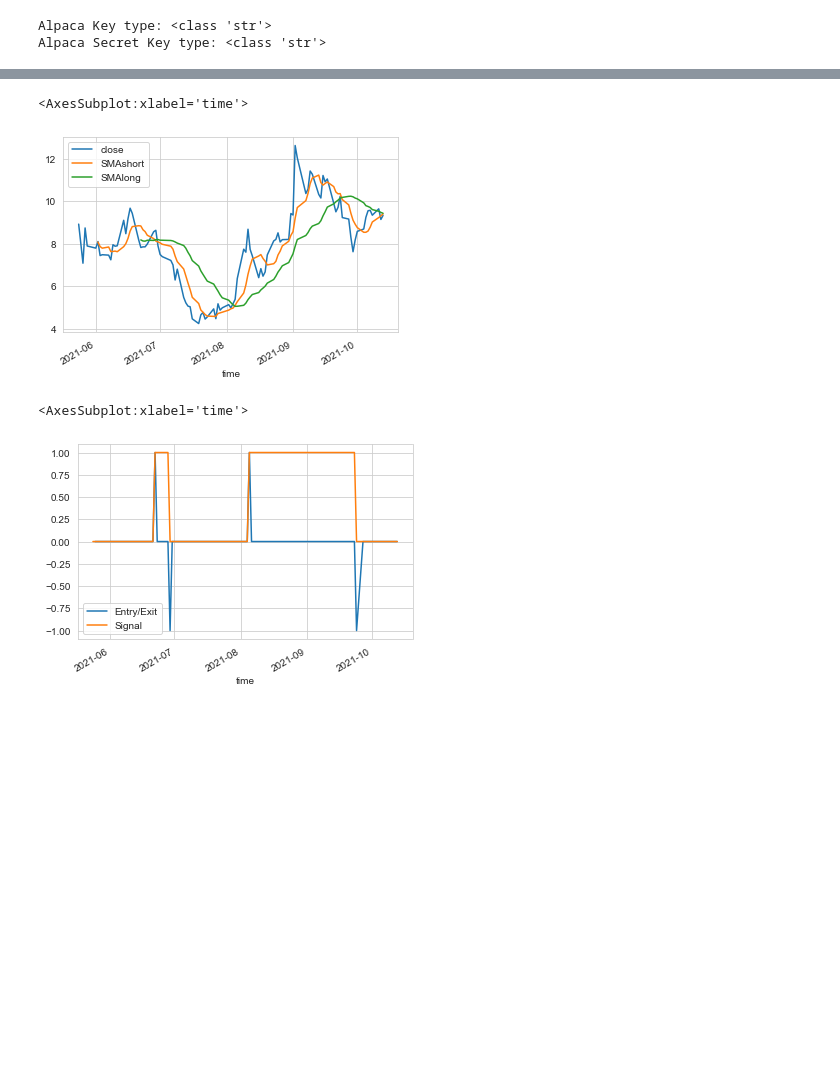
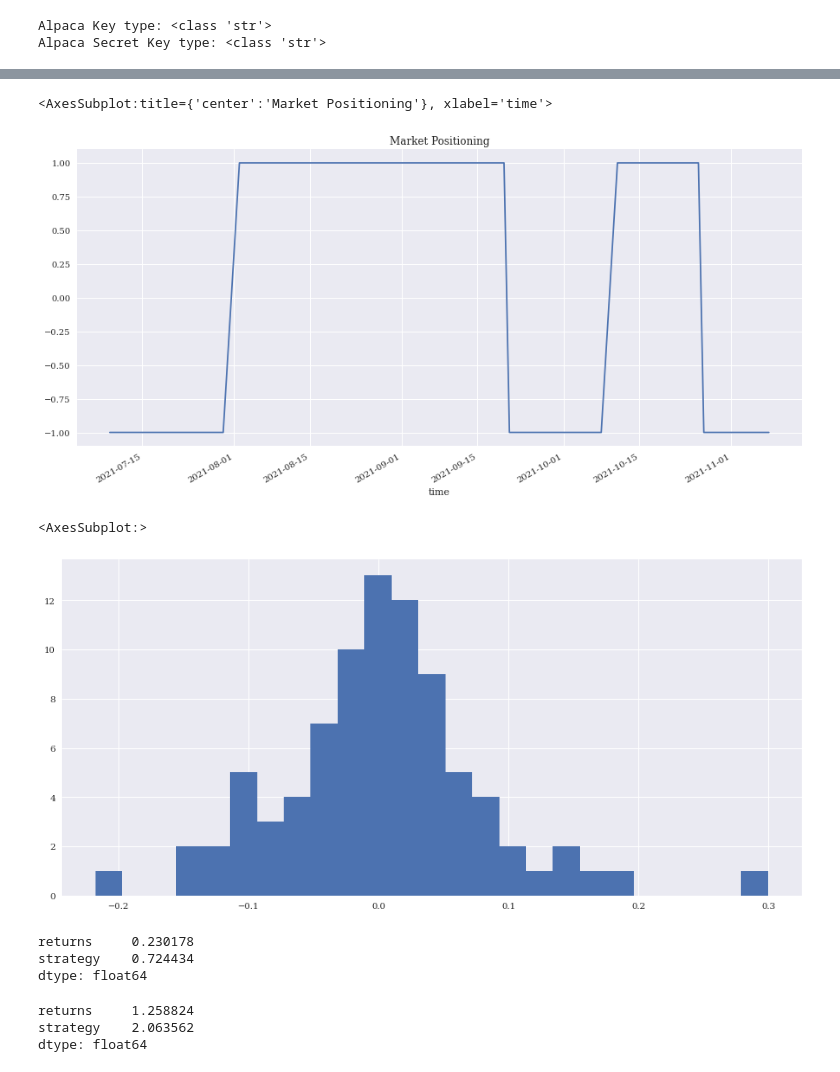
Before and after one commit to MuayThaiLegz/financial_solutions, a Jupyter notebook: cypto_stock_api_data.ipynb, the cells around one changed output, grey strips where cells are left out. Saved outputs shown, nothing was run; the diff lists cells and outputs as text; code cells hidden in the pictures; blank space fills up the shorter version.

Commit message:
stock api to simple SMA
here I used the alpaca api to gather a time eseies for individual stocks and tried simple moving average calculation and visualization on the stocks

```diff
--- a/cypto_stock_api_data.ipynb
+++ b/cypto_stock_api_data.ipynb
@@ -501,13 +354,0 @@ display(AME_df.tail(5))
-# %%
-%matplotlib inline
-
-from datetime import datetime
-import matplotlib.pyplot as plt
-import seaborn as sns
-import pandas as pd
-import numpy as np
-import pandas_datareader.data as web
-from pyfinance.ols import PandasRollingOLS
-
-sns.set_style('whitegrid')
-idx = pd.IndexSlice
@@ -618,10 +355,35 @@ SMAwindowSet(BTCM_df)
-# %%
-BTCM_df[['close', 'SMAshort', 'SMAlong']].plot()
-# %% [output]
-<AxesSubplot:xlabel='time'>
-[figure, removed]
-# %%
-BTCM_df[['Entry/Exit', 'Signal']].plot()
-# %% [output]
-<AxesSubplot:xlabel='time'>
-[figure, removed]
+# %%
+# Be sure to set the values from the DataFrame to a float by calling the float function
+from pylab import mpl, plt
+plt.style.use('seaborn')
+mpl.rcParams['savefig.dpi'] = 300
+mpl.rcParams['font.family'] = 'serif'
+
+WATT_data = (portfolio_prices_df["WATT"])
+
+FINV_data = (portfolio_prices_df["FINV"])
+
+BTCM_data = (portfolio_prices_df["BTCM"])
+# %%
+BTCM_df = pd.DataFrame(BTCM_data.drop(columns= ['open', 'high', 'low', 'volume']))
+
+BTCM_df['SMA_short'] = BTCM_df['close'].rolling(7).mean()
+BTCM_df['SMA_long'] = BTCM_df['close'].rolling(15).mean()
+
+#display(BTCM_df.tail(25))
+
+#BTCM_df.plot(title='BTCM | 20 & 100 days SMAs', figsize=(15,7))
+
+import numpy as np
+# %%
+BTCM_df['position'] = np.where(BTCM_df['SMA_short'] > BTCM_df['SMA_long'],
+                             1, -1)
+
+BTCM_df.dropna(inplace=True)
+# %%
+BTCM_df['position'].plot(ylim=[-1.1, 1.1],
+                       title="Market Positioning",
+                       figsize=(15,7))
+# %% [output]
+<AxesSubplot:title={'center':'Market Positioning'}, xlabel='time'>
+[figure, added]
@@ -627,0 +392,5 @@ BTCM_df[['Entry/Exit', 'Signal']].plot()
+# %%
+BTCM_df['returns'].hist(bins=25, figsize=(15,7))
+# %% [output]
+<AxesSubplot:>
+[figure, added]
@@ -627,0 +399,12 @@ BTCM_df[['Entry/Exit', 'Signal']].plot()
+# %%
+BTCM_df[['returns', 'strategy']].sum()
+# %% [output]
+returns     0.230178
+strategy    0.724434
+dtype: float64
+# %%
+BTCM_df[['returns', 'strategy']].sum().apply(np.exp)
+# %% [output]
+returns     1.258824
+strategy    2.063562
+dtype: float64
```
Also changed, not shown: parts of 68 cells of this notebook.
